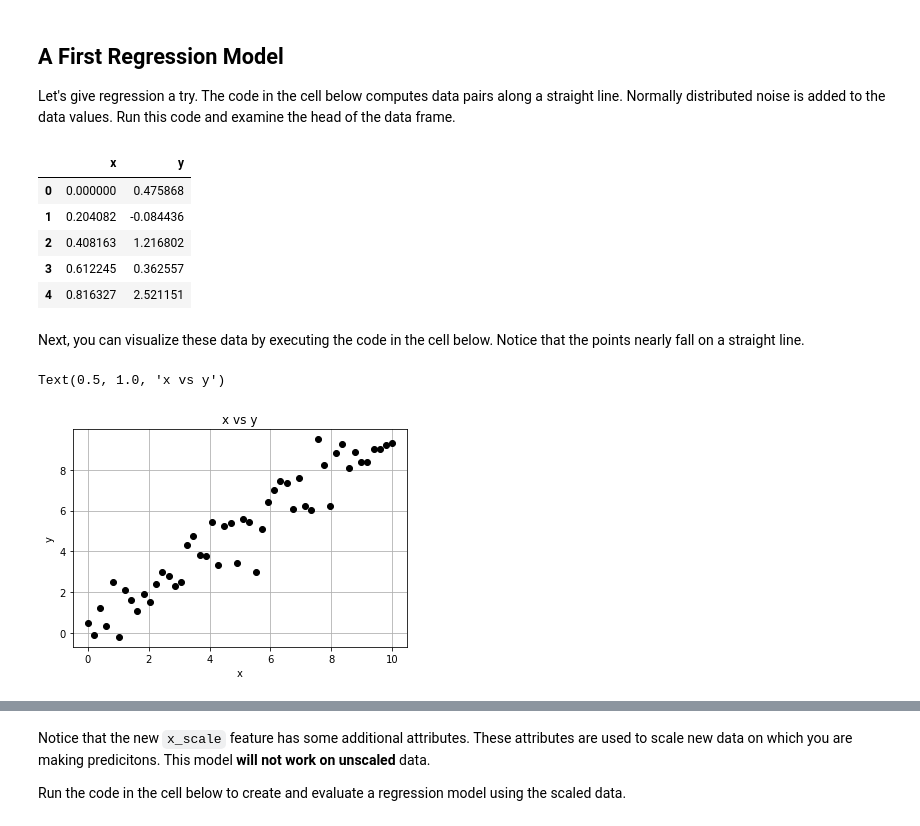
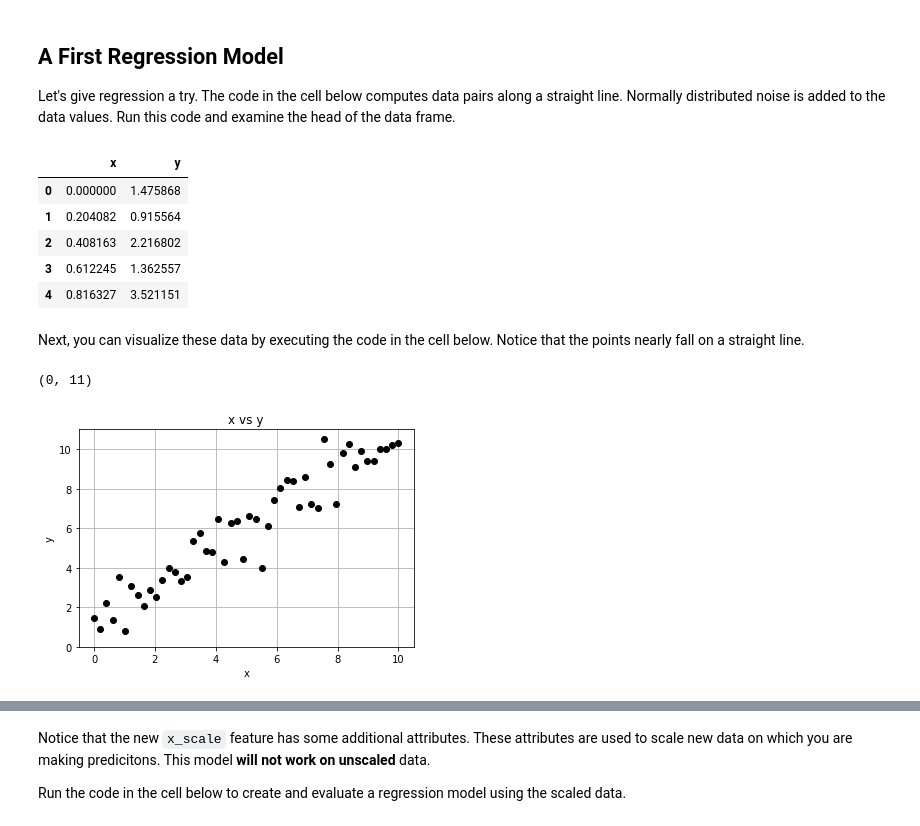
Before and after one commit to StephenElston/DataScience410, a Jupyter notebook: Lecture6/IntroToRegression.ipynb, the cells around one changed output, grey strips where cells are left out. Saved outputs shown, nothing was run; the diff lists cells and outputs as text; code cells hidden in the pictures.

Commit message:
Convert code to statsmodels and update discussion

```diff
--- a/Lecture6/IntroToRegression.ipynb
+++ b/Lecture6/IntroToRegression.ipynb
@@ -90,13 +113,4 @@ Let's give regression a try. The code in the cell below computes data pairs alon
 # %%
-import numpy as np
-import numpy.random as nr
-import pandas as pd
-import statsmodels.formula.api as sm
-import matplotlib.pyplot as plt
-import seaborn as sns
-%matplotlib inline
-
-
 # Paramters of generated data
 n_points = 50
 x_start, x_end = 0, 10
@@ -107,30 +121,29 @@ y_sd = 1
 nr.seed(5666)
 x_data = np.linspace(x_start, x_end, n_points) # The x values
 y_error = np.random.normal(loc=0, scale=y_sd, size=n_points) # The Normally distributed noise
-y_data = np.linspace(y_start, y_end, n_points) + y_error # The y values
+y_data = np.linspace(y_start, y_end, n_points) + y_error + 1.0 # The y values including an intercept
 
 # Put data in dataframe
 sim_data = pd.DataFrame({'x':x_data, 'y':y_data})
-# Or alternatively:
-# sim_data = pd.DataFrame(data=np.column_stack((x_data, y_data)), columns=['x','y'])
 
 sim_data.head()
 # %% [output]
 |  | x | y |
-| 0 | 0.000000 | 0.475868 |
-| 1 | 0.204082 | -0.084436 |
-| 2 | 0.408163 | 1.216802 |
-| 3 | 0.612245 | 0.362557 |
-| 4 | 0.816327 | 2.521151 |
+| 0 | 0.000000 | 1.475868 |
+| 1 | 0.204082 | 0.915564 |
+| 2 | 0.408163 | 2.216802 |
+| 3 | 0.612245 | 1.362557 |
+| 4 | 0.816327 | 3.521151 |
 # %% [markdown]
 Next, you can visualize these data by executing the code in the cell below. Notice that the points nearly fall on a straight line.
 # %%
 # Matplotlib may give some font errors when loading for the first time, you can ignore these
 plt.plot(sim_data['x'], sim_data['y'], 'ko')
 plt.grid(True)
 plt.xlabel('x')
 plt.ylabel('y')
 plt.title('x vs y')
+plt.ylim(0,11)
 # %% [output]
-Text(0.5, 1.0, 'x vs y')
+(0, 11)
-[figure, old version]
+[figure, new version]
```
Also changed, not shown: parts of 61 cells of this notebook.
